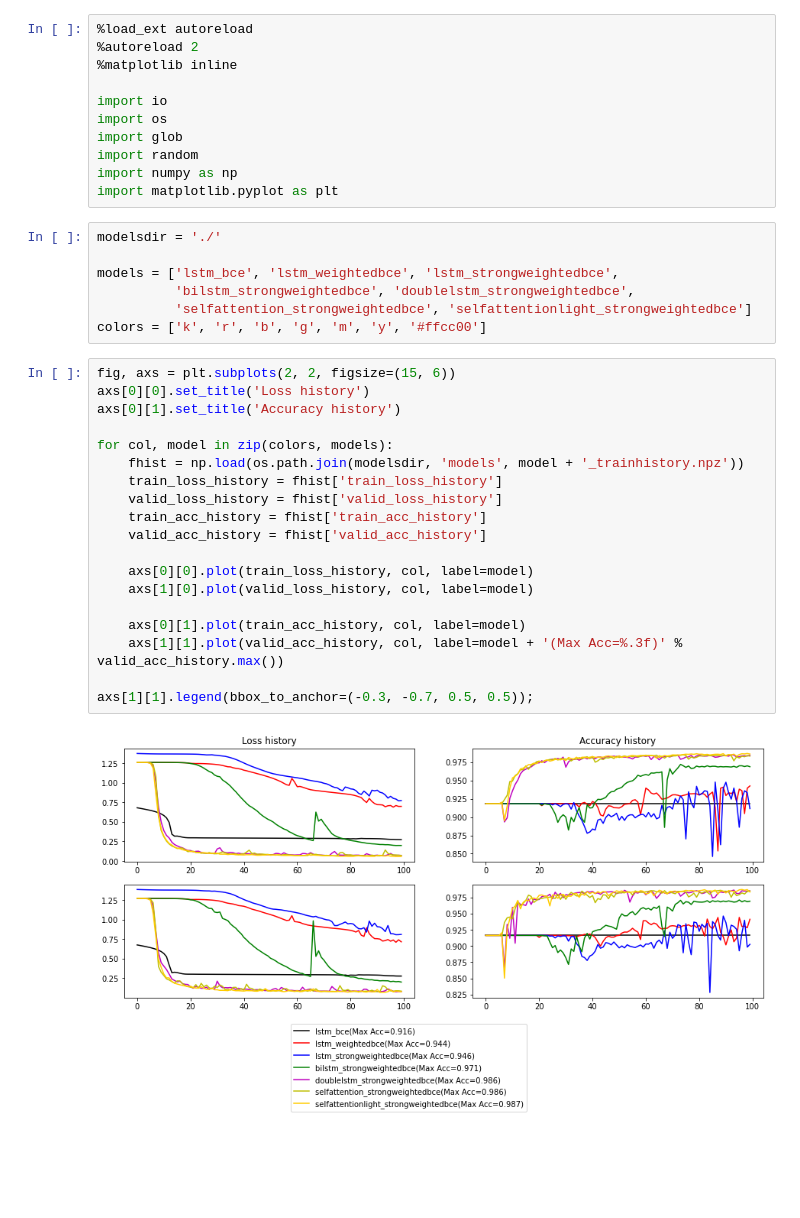
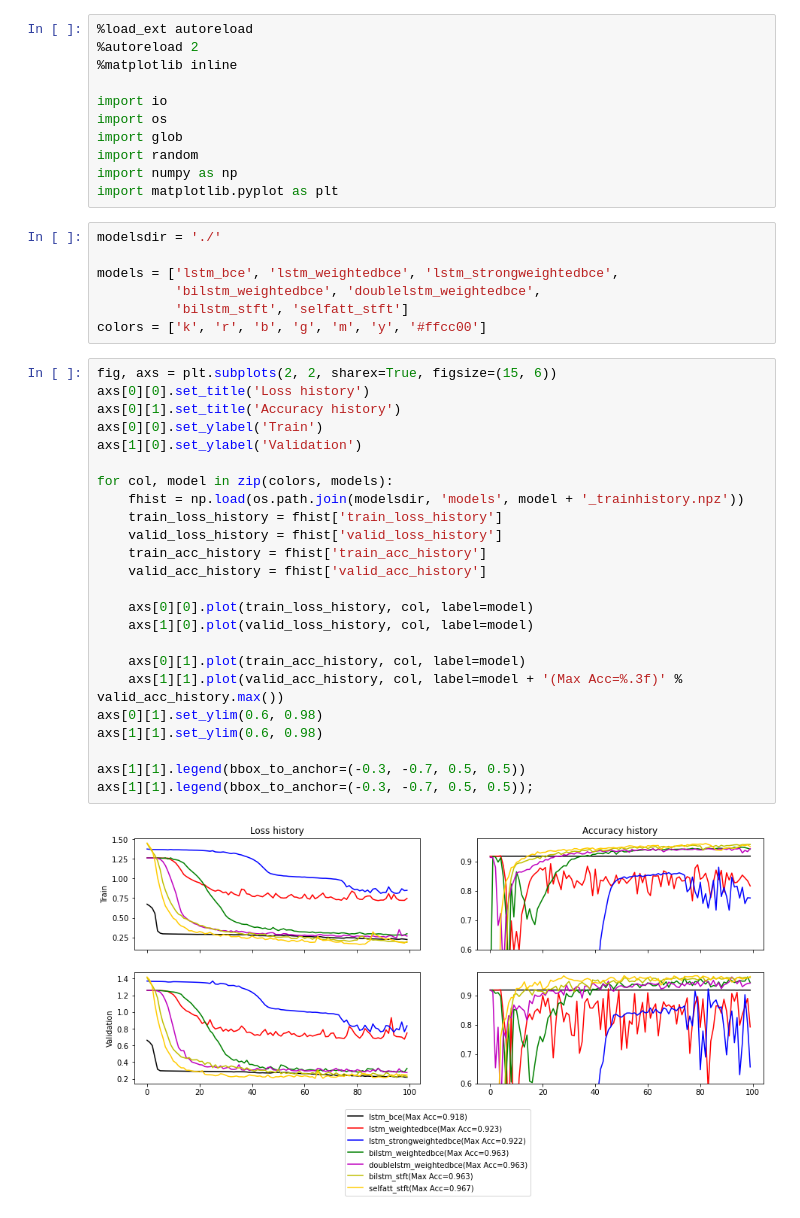
Before and after one commit to DIG-Kaust/MLgeoscience, a Jupyter notebook: labs/notebooks/EventDetection/EventDetection-comparisons.ipynb, the cells around one changed output. Saved outputs shown, nothing was run; the diff lists cells and outputs as text; blank space fills up the shorter version.

```diff
--- a/labs/notebooks/EventDetection/EventDetection-comparisons.ipynb
+++ b/labs/notebooks/EventDetection/EventDetection-comparisons.ipynb
@@ -19,27 +19,32 @@ import matplotlib.pyplot as plt
 modelsdir = './'
 
 models = ['lstm_bce', 'lstm_weightedbce', 'lstm_strongweightedbce',
-          'bilstm_strongweightedbce', 'doublelstm_strongweightedbce',
-          'selfattention_strongweightedbce', 'selfattentionlight_strongweightedbce']
+          'bilstm_weightedbce', 'doublelstm_weightedbce',
+          'bilstm_stft', 'selfatt_stft']
 colors = ['k', 'r', 'b', 'g', 'm', 'y', '#ffcc00']
 # %%
-fig, axs = plt.subplots(2, 2, figsize=(15, 6))
+fig, axs = plt.subplots(2, 2, sharex=True, figsize=(15, 6))
 axs[0][0].set_title('Loss history')
 axs[0][1].set_title('Accuracy history')
+axs[0][0].set_ylabel('Train')
+axs[1][0].set_ylabel('Validation')
 
 for col, model in zip(colors, models):
     fhist = np.load(os.path.join(modelsdir, 'models', model + '_trainhistory.npz'))
     train_loss_history = fhist['train_loss_history']
     valid_loss_history = fhist['valid_loss_history']
     train_acc_history = fhist['train_acc_history']
     valid_acc_history = fhist['valid_acc_history']
 
     axs[0][0].plot(train_loss_history, col, label=model)
     axs[1][0].plot(valid_loss_history, col, label=model)
 
     axs[0][1].plot(train_acc_history, col, label=model)
     axs[1][1].plot(valid_acc_history, col, label=model + '(Max Acc=%.3f)' % valid_acc_history.max())
+axs[0][1].set_ylim(0.6, 0.98)
+axs[1][1].set_ylim(0.6, 0.98)
 
+axs[1][1].legend(bbox_to_anchor=(-0.3, -0.7, 0.5, 0.5))
 axs[1][1].legend(bbox_to_anchor=(-0.3, -0.7, 0.5, 0.5));
 # %% [output]
-[figure, old version]
+[figure, new version]
```
Also changed, not shown: parts of 1 cell of this notebook, 3 other files.
